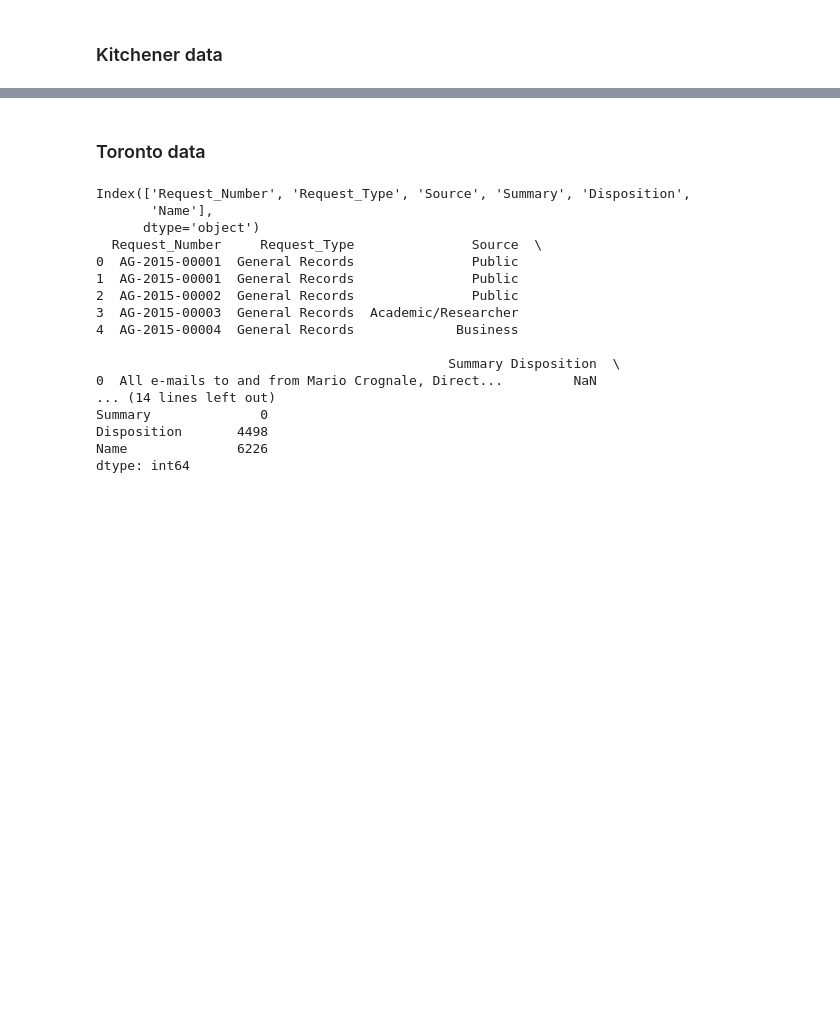
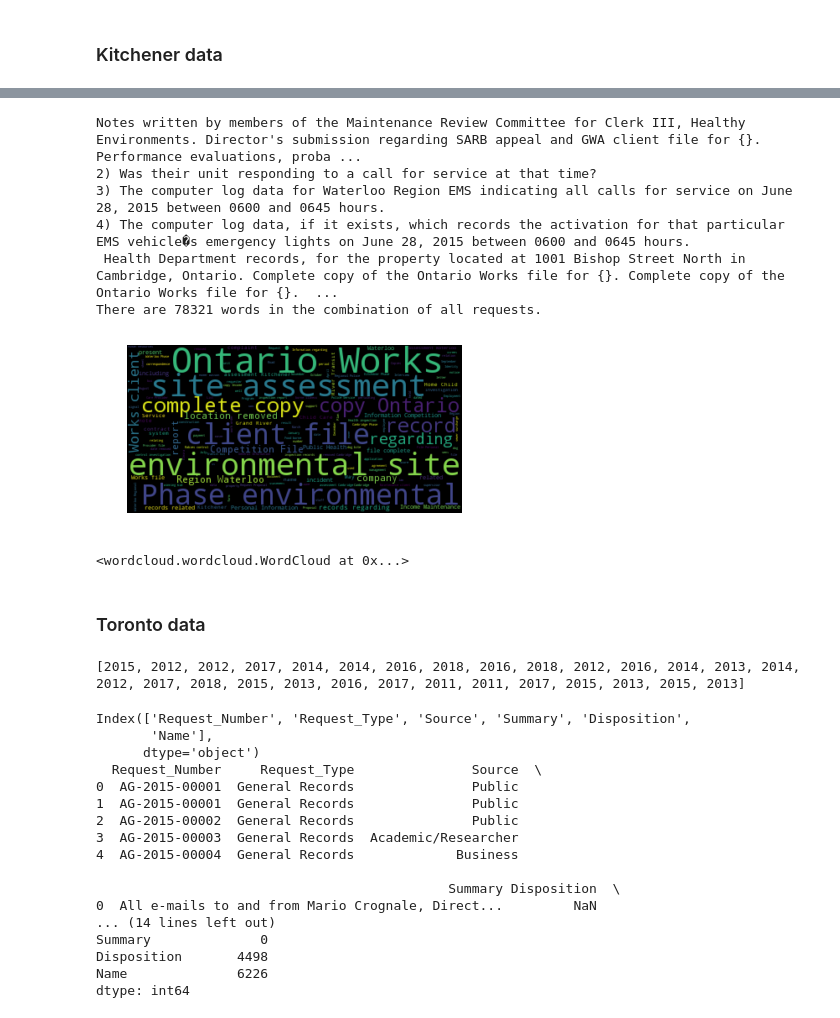
Before and after one commit to scjones5/foi-kw, a Jupyter notebook: FOI_Toronto.ipynb, the cells around one changed output, grey strips where cells are left out. Drawn from its saved outputs; the diff is of its cells as text; code cells hidden in the pictures; blank space fills up the shorter version.

```diff
--- a/FOI_Toronto.ipynb
+++ b/FOI_Toronto.ipynb
@@ -49,18 +70,46 @@ kw_df = all_df
+# %%
+kw_text = " ".join(request for request in kw_df.Summary_of_Request)
+# Remove non-informative cases where privacy has been protected
+kw_text = kw_text.replace("name removed", "")
+kw_text = kw_text.replace("address removed", "")
+print(kw_text)
+print("There are {} words in the combination of all requests.".format(len(kw_text)))
+
+kw_cloud = WordCloud().generate(kw_text)
+plt.figure()
+plt.imshow(kw_cloud, interpolation="bilinear")
+plt.axis("off")
+plt.show()
+kw_cloud.to_file("article_figures/kw_cloud.png")
+# %% [output]
+Notes written by members of the Maintenance Review Committee for Clerk III, Healthy Environments. Director's submission regarding SARB appeal and GWA client file for {}. Performance evaluations, proba ...
+2) Was their unit responding to a call for service at that time?
+3) The computer log data for Waterloo Region EMS indicating all calls for service on June 28, 2015 between 0600 and 0645 hours.
+4) The computer log data, if it exists, which records the activation for that particular EMS vehicle�s emergency lights on June 28, 2015 between 0600 and 0645 hours.
+ Health Department records, for the property located at 1001 Bishop Street North in Cambridge, Ontario. Complete copy of the Ontario Works file for {}. Complete copy of the Ontario Works file for {}.  ...
+There are 78321 words in the combination of all requests.
+[figure, added]
+<wordcloud.wordcloud.WordCloud at 0x...>
 # %% [markdown]
 ### Toronto data
 # %%
+import re
+tor_len_arr = []
+tor_year = []
 # just keep these columns
 tor_colnames = ['Request_Number', 'Request_Type', 'Source', 'Summary', 'Disposition', 'Name']
 tor_df = pd.DataFrame(columns=tor_colnames)
 for file in os.listdir("Toronto_data/requests"):
     if file.endswith(".xlsx") or file.endswith(".xls"):
-        #print(file)
+        regex = re.compile(r'\d{4}')
+        #print(type(regex.findall(file)))
         tor_data = pd.read_excel("Toronto_data/requests/"+file, header=0)
-        #print(tor_df.columns)
+        tor_len_arr.append(len(tor_data['Summary']))
+        tor_year.append([int(x) for x in regex.findall(file)])
         tor_df = pd.concat([tor_df,tor_data], axis=0, ignore_index=True, sort=True, join_axes=[tor_df.columns])
-        #print(tor_df.head())
-# Talk about use of join_axes here. Had thought of going the fuzzywuzzy route, but the most important column, the decision,
-# was named either 'Disposition' or 'Name' which would not have been caught by the algorithm.
+tor_year = [x[0] for x in tor_year]
+# %% [output]
+[2015, 2012, 2012, 2017, 2014, 2014, 2016, 2018, 2016, 2018, 2012, 2016, 2014, 2013, 2014, 2012, 2017, 2018, 2015, 2013, 2016, 2017, 2011, 2011, 2017, 2015, 2013, 2015, 2013]
 # %%
 print(tor_df.columns)
 print(tor_df.head())
```
Also changed, not shown: parts of 28 cells of this notebook.
